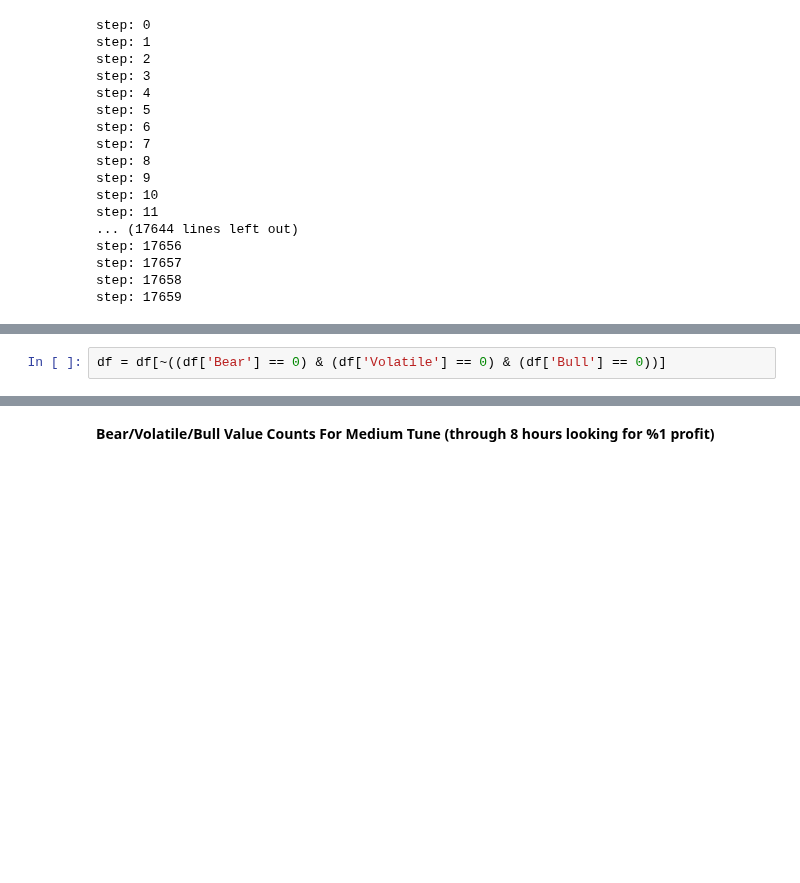
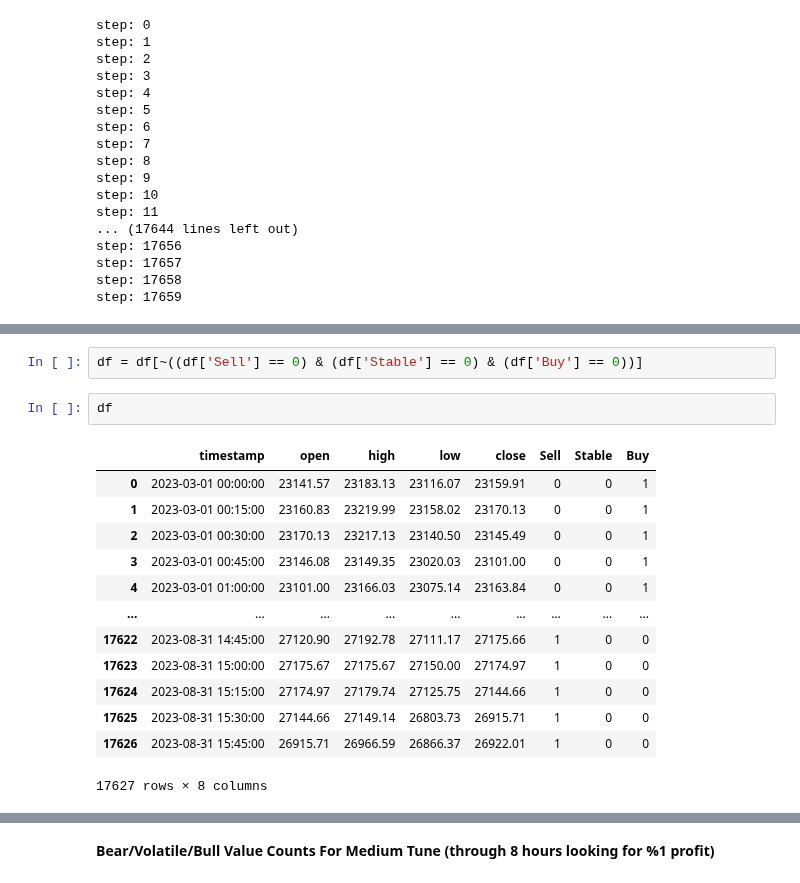
Before and after one commit to anilergan/AISMTB, a Jupyter notebook: binance_api_main.ipynb, the cells around one changed output, grey strips where cells are left out. Saved outputs shown, nothing was run; the diff lists cells and outputs as text; blank space fills up the shorter version.

```diff
--- a/binance_api_main.ipynb
+++ b/binance_api_main.ipynb
@@ -296,4 +296,20 @@ df.head(5)
 | 3 | 2023-03-01 00:45:00 | 23146.08 | 23149.35 | 23020.03 | 23101.00 | 0 | 0 | 1 |
 | 4 | 2023-03-01 01:00:00 | 23101.00 | 23166.03 | 23075.14 | 23163.84 | 0 | 0 | 1 |
 # %%
-df = df[~((df['Bear'] == 0) & (df['Volatile'] == 0) & (df['Bull'] == 0))]
+df = df[~((df['Sell'] == 0) & (df['Stable'] == 0) & (df['Buy'] == 0))]
+# %%
+df
+# %% [output]
+|  | timestamp | open | high | low | close | Sell | Stable | Buy |
+| 0 | 2023-03-01 00:00:00 | 23141.57 | 23183.13 | 23116.07 | 23159.91 | 0 | 0 | 1 |
+| 1 | 2023-03-01 00:15:00 | 23160.83 | 23219.99 | 23158.02 | 23170.13 | 0 | 0 | 1 |
+| 2 | 2023-03-01 00:30:00 | 23170.13 | 23217.13 | 23140.50 | 23145.49 | 0 | 0 | 1 |
+| 3 | 2023-03-01 00:45:00 | 23146.08 | 23149.35 | 23020.03 | 23101.00 | 0 | 0 | 1 |
+| 4 | 2023-03-01 01:00:00 | 23101.00 | 23166.03 | 23075.14 | 23163.84 | 0 | 0 | 1 |
+| ... | ... | ... | ... | ... | ... | ... | ... | ... |
+| 17622 | 2023-08-31 14:45:00 | 27120.90 | 27192.78 | 27111.17 | 27175.66 | 1 | 0 | 0 |
+| 17623 | 2023-08-31 15:00:00 | 27175.67 | 27175.67 | 27150.00 | 27174.97 | 1 | 0 | 0 |
+| 17624 | 2023-08-31 15:15:00 | 27174.97 | 27179.74 | 27125.75 | 27144.66 | 1 | 0 | 0 |
+| 17625 | 2023-08-31 15:30:00 | 27144.66 | 27149.14 | 26803.73 | 26915.71 | 1 | 0 | 0 |
+| 17626 | 2023-08-31 15:45:00 | 26915.71 | 26966.59 | 26866.37 | 26922.01 | 1 | 0 | 0 |
+17627 rows × 8 columns
```
Also changed, not shown: parts of 8 cells of this notebook, 2 other files.
